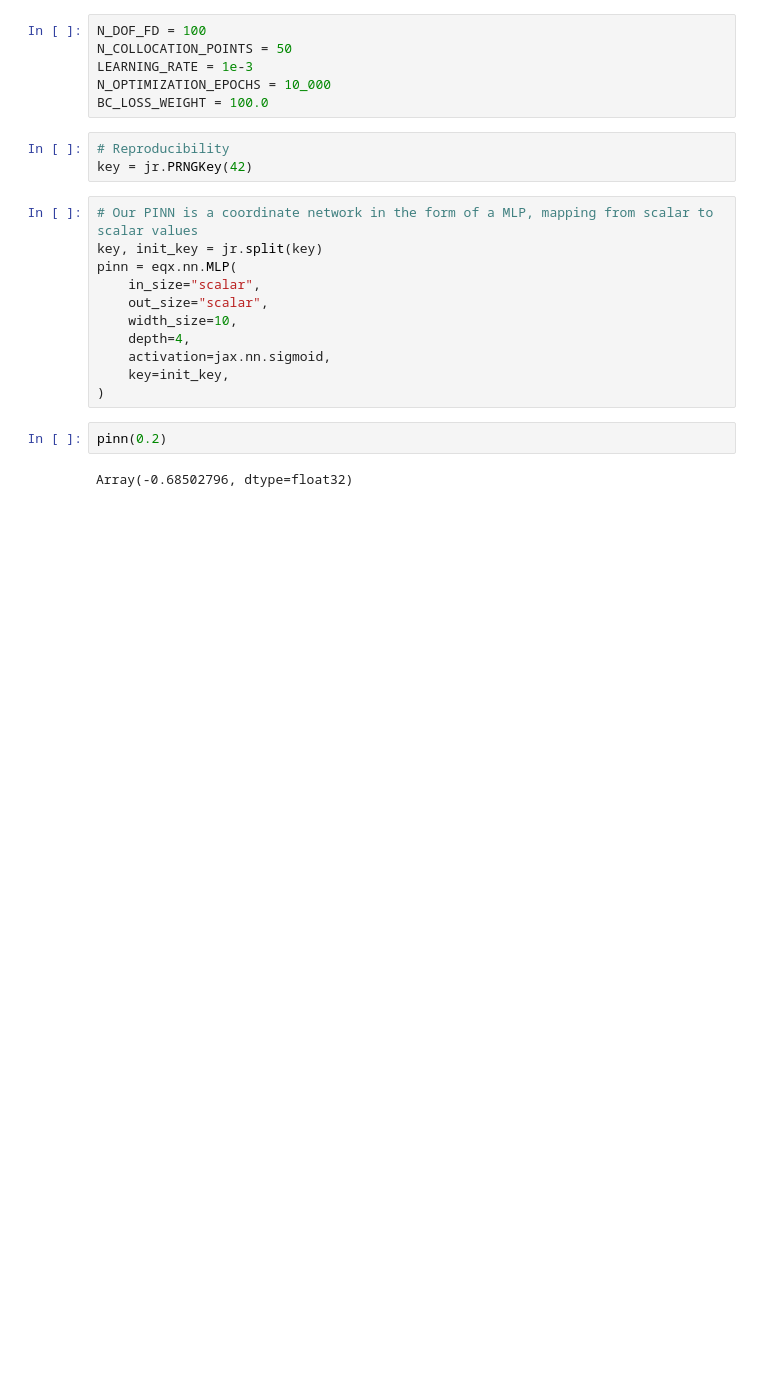
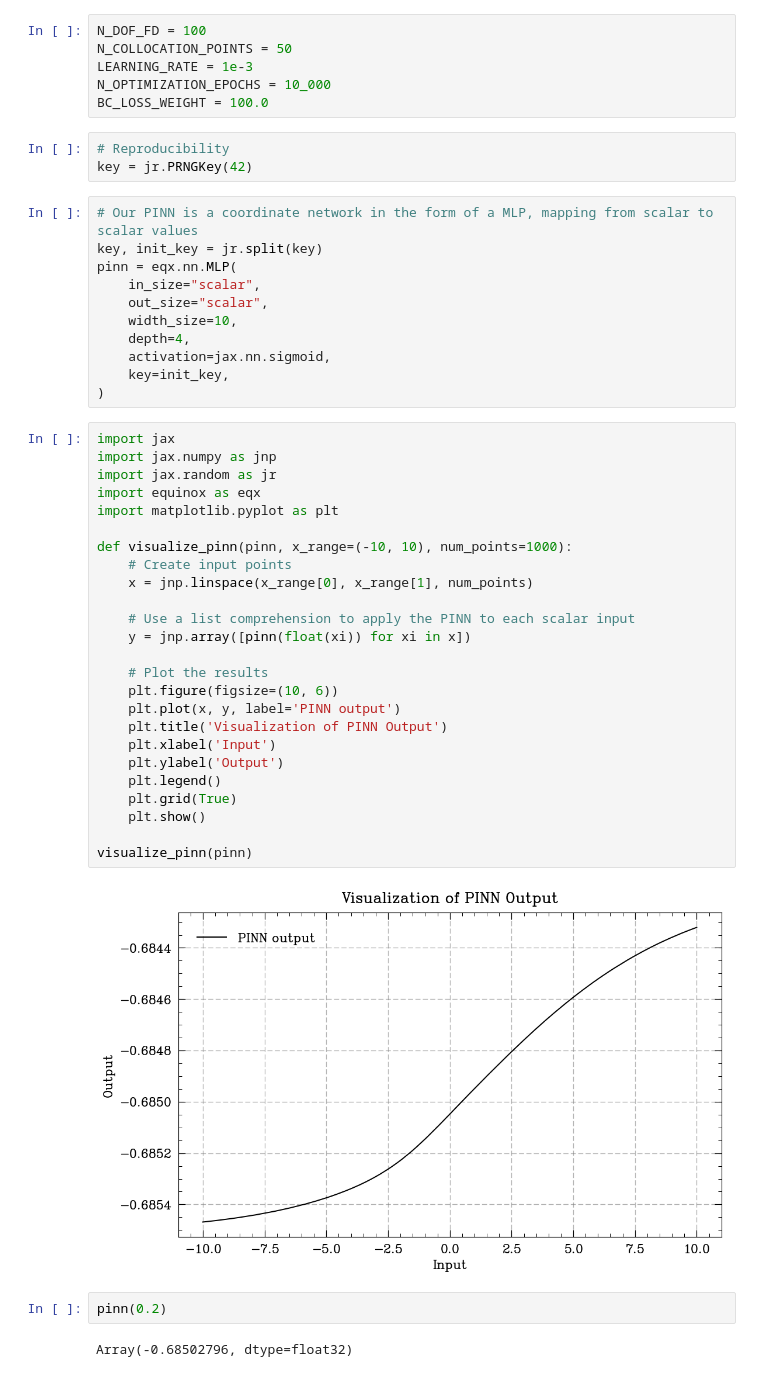
Before and after one commit to catastropiyush/machine-learning-and-simulation, a Jupyter notebook: poisson_pinn_in_jax_equinox.ipynb, the cells around one changed output. Drawn from its saved outputs; the diff is of its cells as text; blank space fills up the shorter version.

```diff
--- a/poisson_pinn_in_jax_equinox.ipynb
+++ b/poisson_pinn_in_jax_equinox.ipynb
@@ -124,6 +117,33 @@ pinn = eqx.nn.MLP(
     activation=jax.nn.sigmoid,
     key=init_key,
 )
+# %%
+import jax
+import jax.numpy as jnp
+import jax.random as jr
+import equinox as eqx
+import matplotlib.pyplot as plt
+
+def visualize_pinn(pinn, x_range=(-10, 10), num_points=1000):
+    # Create input points
+    x = jnp.linspace(x_range[0], x_range[1], num_points)
+
+    # Use a list comprehension to apply the PINN to each scalar input
+    y = jnp.array([pinn(float(xi)) for xi in x])
+
+    # Plot the results
+    plt.figure(figsize=(10, 6))
+    plt.plot(x, y, label='PINN output')
+    plt.title('Visualization of PINN Output')
+    plt.xlabel('Input')
+    plt.ylabel('Output')
+    plt.legend()
+    plt.grid(True)
+    plt.show()
+
+visualize_pinn(pinn)
+# %% [output]
+[figure, added]
 # %%
 pinn(0.2)
 # %% [output]
```
Also changed, not shown: parts of 4 cells of this notebook.
